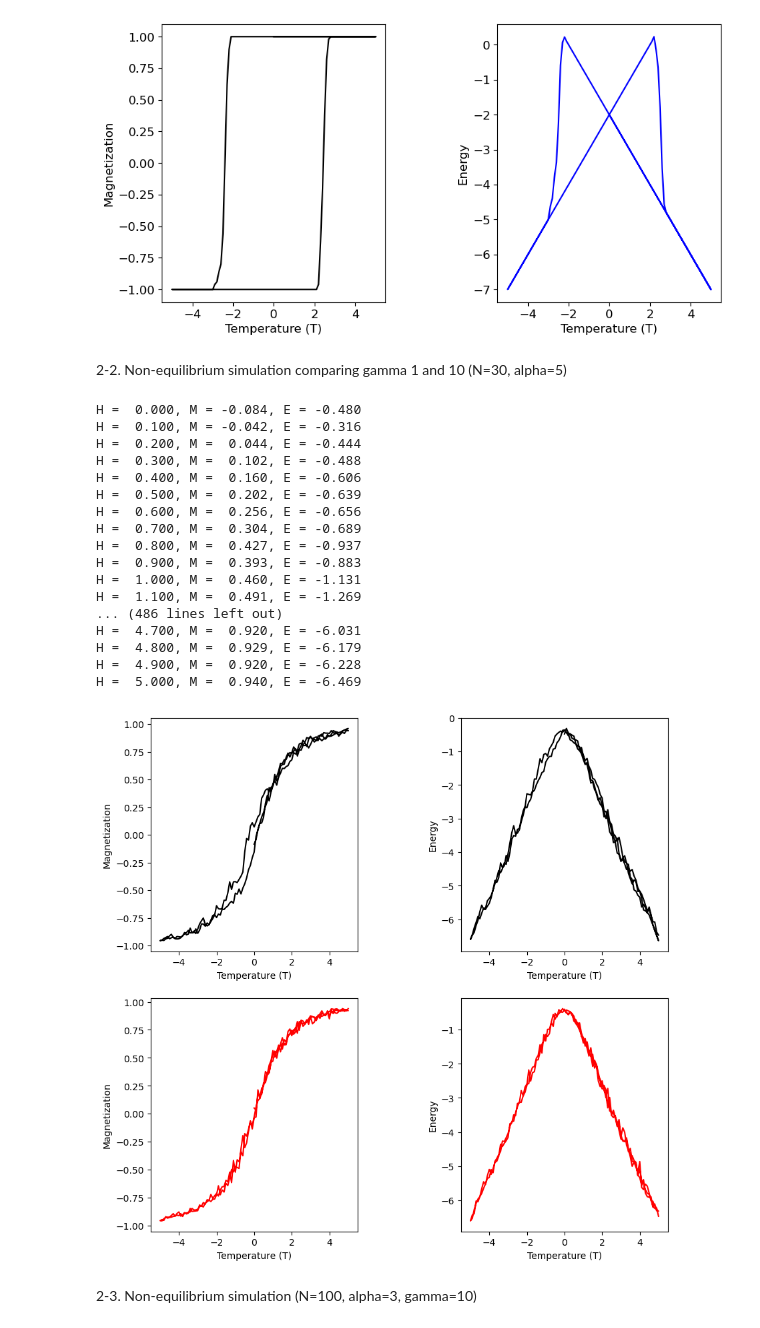
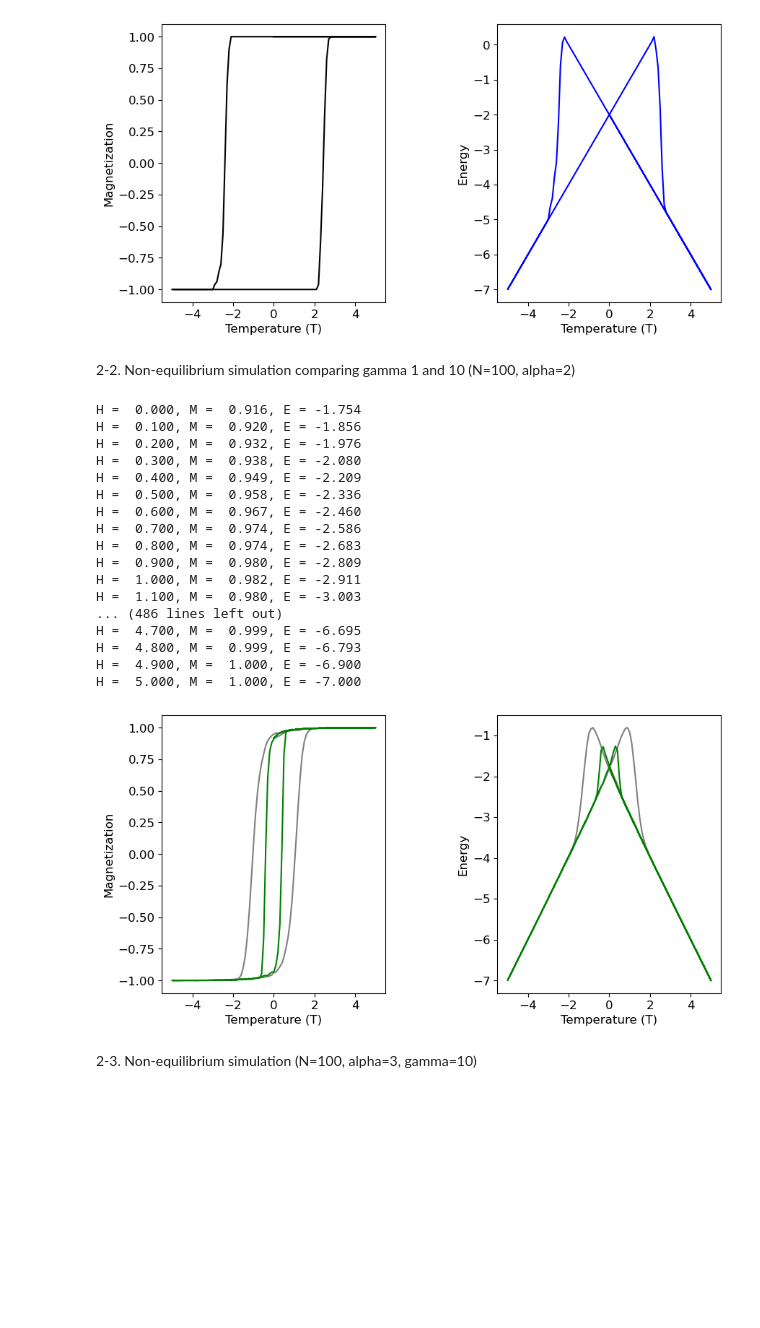
Before and after one commit to N384R/MonteCarlo_20248198, a Jupyter notebook: test.ipynb, the cells around one changed output. Saved outputs shown, nothing was run; the diff lists cells and outputs as text; code cells hidden in the pictures; blank space fills up the shorter version.

```diff
--- a/test.ipynb
+++ b/test.ipynb
@@ -6,9 +6,10 @@ from MonteCarlo import Ising, System
 def plot_property(x, y, property_name, color, ax, marker=True):
     if marker:
         ax.plot(x, y, marker='o', linestyle='-', color=color)
+        ax.set_xlabel('External field (H)')
     else:
         ax.plot(x, y, linestyle='-', color=color)
-    ax.set_xlabel('Temperature (T)')
+        ax.set_xlabel('Temperature (T)')
     ax.set_ylabel(property_name)
 # %% [markdown]
 1-1. Equilibrium simulation (N=10, steps=5000)
@@ -135,54 +136,54 @@ H =  4.900, M =  1.000, E = -6.900
 H =  5.000, M =  1.000, E = -7.000
 [figure]
 # %% [markdown]
-2-2. Non-equilibrium simulation comparing gamma 1 and 10 (N=30, alpha=5)
+2-2. Non-equilibrium simulation comparing gamma 1 and 10 (N=100, alpha=2)
 # %%
-N = 30
+N = 100
 system = System(N, J=1, gamma=1)
 ising = Ising(system)
-ising.run_non_eq(T=5, H_lmax=-5, H_rmax=5)
+ising.run_non_eq(T=2, H_lmax=-5, H_rmax=5, steps=100000)
 
 H_values = np.array(list(ising.results['magnetization'].keys()))
 magnetizations = np.array(list(ising.results['magnetization'].values()))
 energies = np.array(list(ising.results['energy'].values()))
 
-fig, ax = plt.subplots(2, 2, figsize=(10, 10))
+fig, ax = plt.subplots(1, 2, figsize=(10, 5))
 plt.subplots_adjust(wspace=0.5)
 plt.rcParams.update({'font.size': 12})
 fig.set_facecolor('white')
 
-plot_property(H_values, magnetizations, 'Magnetization', 'black', ax[0][0], marker=False)
-plot_property(H_values, energies, 'Energy', 'black', ax[0][1], marker=False)
+plot_property(H_values, magnetizations, 'Magnetization', 'gray', ax[0], marker=False)
+plot_property(H_values, energies, 'Energy', 'gray', ax[1], marker=False)
 
 system = System(N, J=1, gamma=10)
 ising = Ising(system)
-ising.run_non_eq(T=5, H_lmax=-5, H_rmax=5)
+ising.run_non_eq(T=2, H_lmax=-5, H_rmax=5, steps=100000)
 
 H_values = np.array(list(ising.results['magnetization'].keys()))
 magnetizations = np.array(list(ising.results['magnetization'].values()))
 energies = np.array(list(ising.results['energy'].values()))
 
-plot_property(H_values, magnetizations, 'Magnetization', 'red', ax[1][0], marker=False)
-plot_property(H_values, energies, 'Energy', 'red', ax[1][1], marker=False)
+plot_property(H_values, magnetizations, 'Magnetization', 'green', ax[0], marker=False)
+plot_property(H_values, energies, 'Energy', 'green', ax[1], marker=False)
 # %% [output]
-H =  0.000, M = -0.084, E = -0.480
-H =  0.100, M = -0.042, E = -0.316
-H =  0.200, M =  0.044, E = -0.444
-H =  0.300, M =  0.102, E = -0.488
-H =  0.400, M =  0.160, E = -0.606
-H =  0.500, M =  0.202, E = -0.639
-H =  0.600, M =  0.256, E = -0.656
-H =  0.700, M =  0.304, E = -0.689
-H =  0.800, M =  0.427, E = -0.937
-H =  0.900, M =  0.393, E = -0.883
-H =  1.000, M =  0.460, E = -1.131
-H =  1.100, M =  0.491, E = -1.269
+H =  0.000, M =  0.916, E = -1.754
+H =  0.100, M =  0.920, E = -1.856
+H =  0.200, M =  0.932, E = -1.976
+H =  0.300, M =  0.938, E = -2.080
+H =  0.400, M =  0.949, E = -2.209
+H =  0.500, M =  0.958, E = -2.336
+H =  0.600, M =  0.967, E = -2.460
+H =  0.700, M =  0.974, E = -2.586
+H =  0.800, M =  0.974, E = -2.683
+H =  0.900, M =  0.980, E = -2.809
+H =  1.000, M =  0.982, E = -2.911
+H =  1.100, M =  0.980, E = -3.003
 ... (486 lines left out)
-H =  4.700, M =  0.920, E = -6.031
-H =  4.800, M =  0.929, E = -6.179
-H =  4.900, M =  0.920, E = -6.228
-H =  5.000, M =  0.940, E = -6.469
+H =  4.700, M =  0.999, E = -6.695
+H =  4.800, M =  0.999, E = -6.793
+H =  4.900, M =  1.000, E = -6.900
+H =  5.000, M =  1.000, E = -7.000
-[figure, old version]
+[figure, new version]
 # %% [markdown]
 2-3. Non-equilibrium simulation (N=100, alpha=3, gamma=10)
 # %%
```
Also changed, not shown: 1 other file.
